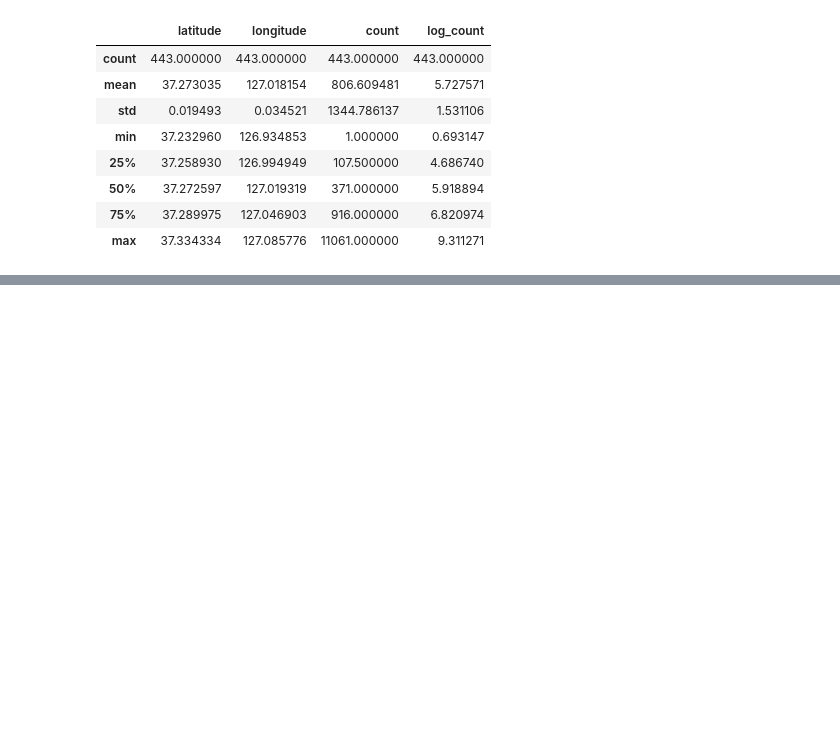
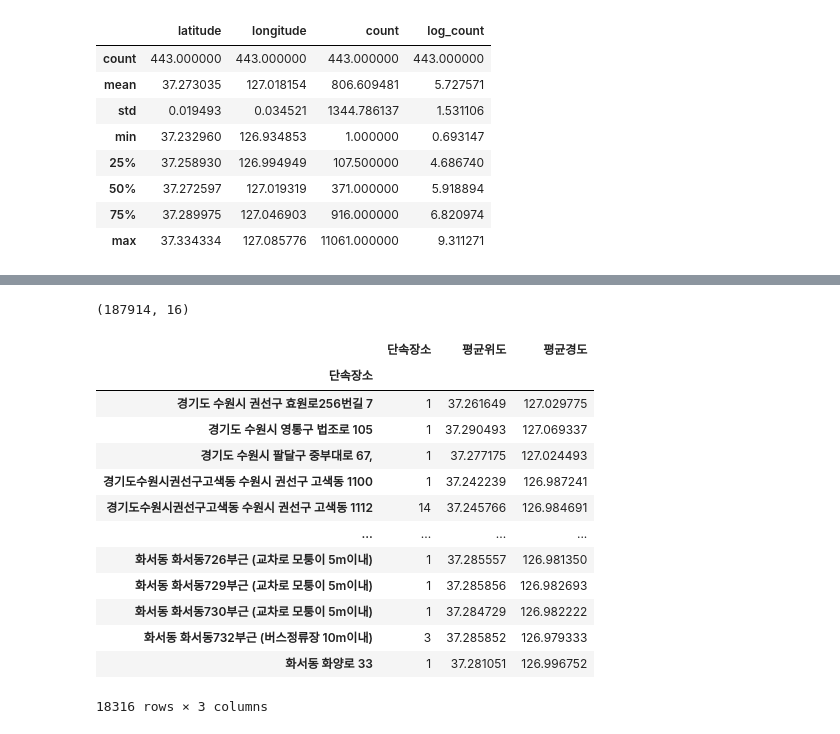
Before and after one commit to HOYUN-Y/Data_projects, a Jupyter notebook: dacon_sri_suwon_data_analysis/주정차단속데이터_시각화.ipynb, the cells around one changed output, grey strips where cells are left out. Drawn from its saved outputs; the diff is of its cells as text; code cells hidden in the pictures; blank space fills up the shorter version.

```diff
--- a/dacon_sri_suwon_data_analysis/주정차단속데이터_시각화.ipynb
+++ b/dacon_sri_suwon_data_analysis/주정차단속데이터_시각화.ipynb
@@ -160,0 +201,28 @@ m
+# %%
+data_notcctv.shape
+# %% [output]
+(187914, 16)
+# %%
+data_notcctv
+
+data_notcctv_agg=data_notcctv.groupby('단속장소').agg(
+    단속장소=('단속장소', 'size'),
+    평균위도=('latitude', 'mean'),
+    평균경도=('longitude', 'mean')
+)
+data_notcctv_agg
+# %% [output]
+|  | 단속장소 | 평균위도 | 평균경도 |
+| 단속장소 |  |  |  |
+| 경기도 수원시 권선구 효원로256번길 7 | 1 | 37.261649 | 127.029775 |
+| 경기도 수원시 영통구 법조로 105 | 1 | 37.290493 | 127.069337 |
+| 경기도 수원시 팔달구 중부대로 67, | 1 | 37.277175 | 127.024493 |
+| 경기도수원시권선구고색동 수원시 권선구 고색동 1100 | 1 | 37.242239 | 126.987241 |
+| 경기도수원시권선구고색동 수원시 권선구 고색동 1112 | 14 | 37.245766 | 126.984691 |
+| ... | ... | ... | ... |
+| 화서동 화서동726부근 (교차로 모퉁이 5m이내) | 1 | 37.285557 | 126.981350 |
+| 화서동 화서동729부근 (교차로 모퉁이 5m이내) | 1 | 37.285856 | 126.982693 |
+| 화서동 화서동730부근 (교차로 모퉁이 5m이내) | 1 | 37.284729 | 126.982222 |
+| 화서동 화서동732부근 (버스정류장 10m이내) | 3 | 37.285852 | 126.979333 |
+| 화서동 화양로 33 | 1 | 37.281051 | 126.996752 |
+18316 rows × 3 columns
```
Also changed, not shown: parts of 14 cells of this notebook, 4 other files.
